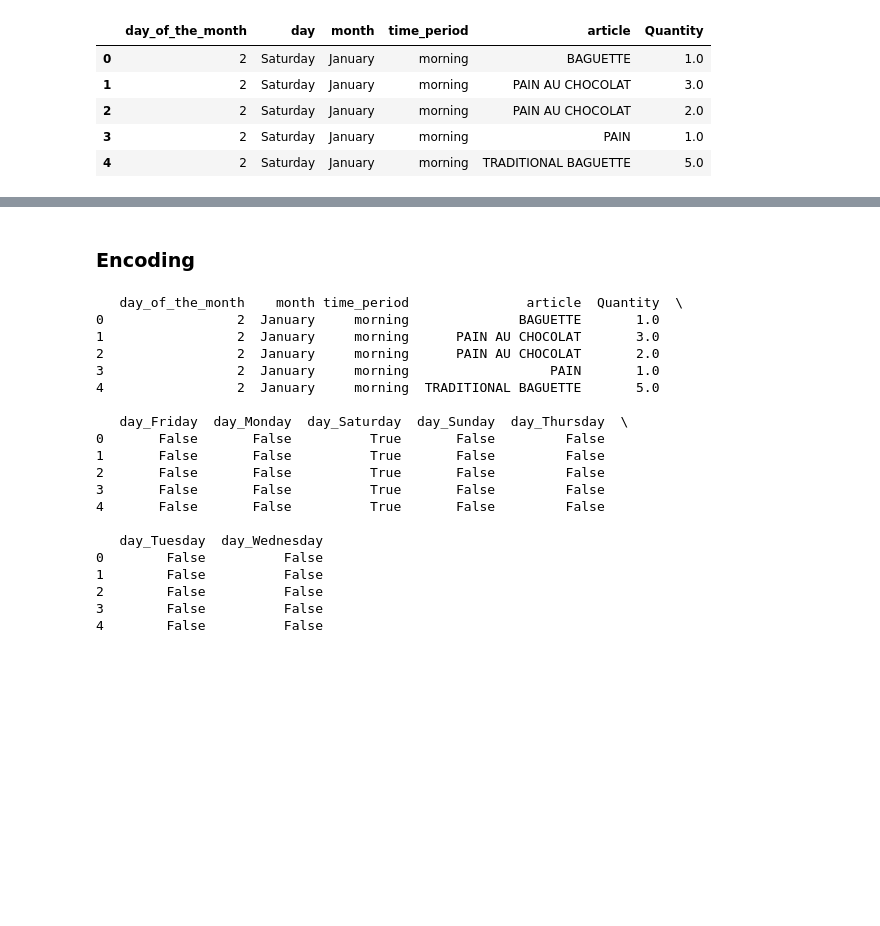
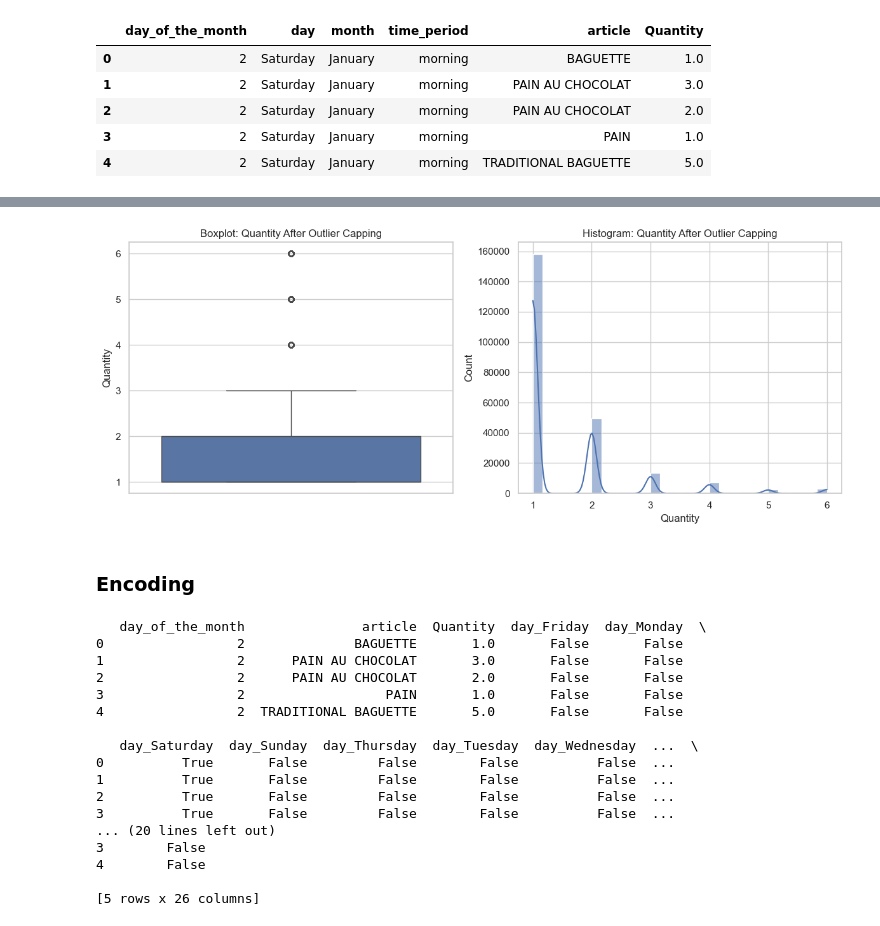
Before and after one commit to murad-02/French_Bakery_Daily_Sales, a Jupyter notebook: Notebook_File/bakery_sales.ipynb, the cells around one changed output, grey strips where cells are left out. Drawn from its saved outputs; the diff is of its cells as text; code cells hidden in the pictures; blank space fills up the shorter version.

```diff
--- a/Notebook_File/bakery_sales.ipynb
+++ b/Notebook_File/bakery_sales.ipynb
@@ -522,29 +546,51 @@ df.head()
+# %%
+# Step 1: Calculate 1st and 99th percentiles
+q_low = df['Quantity'].quantile(0.01)
+q_high = df['Quantity'].quantile(0.99)
+
+# Step 2: Cap outliers
+df['Quantity'] = df['Quantity'].clip(lower=q_low, upper=q_high)
+# %%
+import matplotlib.pyplot as plt
+import seaborn as sns
+
+plt.figure(figsize=(12, 5))
+
+# Boxplot
+plt.subplot(1, 2, 1)
+sns.boxplot(y=df['Quantity'])
+plt.title("Boxplot: Quantity After Outlier Capping")
+
+# Histogram
+plt.subplot(1, 2, 2)
+sns.histplot(df['Quantity'], bins=30, kde=True)
+plt.title("Histogram: Quantity After Outlier Capping")
+
+plt.tight_layout()
+plt.show()
+# %% [output]
+[figure, added]
 # %% [markdown]
 ### Encoding
 # %%
-# One-hot encode the 'day' column
-df_encoded = pd.get_dummies(df_filtered, columns=['day'])
-
-# Check the first few rows
+# One-hot encode 'day', 'month', and 'time_period' columns
+df_encoded = pd.get_dummies(df, columns=['day', 'month', 'time_period'], prefix=['day', 'month', 'period'])
 print(df_encoded.head())
 # %% [output]
-   day_of_the_month    month time_period               article  Quantity  \
-0                 2  January     morning              BAGUETTE       1.0
-1                 2  January     morning      PAIN AU CHOCOLAT       3.0
-2                 2  January     morning      PAIN AU CHOCOLAT       2.0
-3                 2  January     morning                  PAIN       1.0
-4                 2  January     morning  TRADITIONAL BAGUETTE       5.0
+   day_of_the_month               article  Quantity  day_Friday  day_Monday  \
+0                 2              BAGUETTE       1.0       False       False
+1                 2      PAIN AU CHOCOLAT       3.0       False       False
+2                 2      PAIN AU CHOCOLAT       2.0       False       False
+3                 2                  PAIN       1.0       False       False
+4                 2  TRADITIONAL BAGUETTE       5.0       False       False
 
-   day_Friday  day_Monday  day_Saturday  day_Sunday  day_Thursday  \
-0       False       False          True       False         False
-1       False       False          True       False         False
-2       False       False          True       False         False
-3       False       False          True       False         False
-4       False       False          True       False         False
+   day_Saturday  day_Sunday  day_Thursday  day_Tuesday  day_Wednesday  ...  \
+0          True       False         False        False          False  ...
+1          True       False         False        False          False  ...
+2          True       False         False        False          False  ...
+3          True       False         False        False          False  ...
+... (20 lines left out)
+3        False
+4        False
 
-   day_Tuesday  day_Wednesday
-0        False          False
-1        False          False
-2        False          False
-3        False          False
-4        False          False
+[5 rows x 26 columns]
```
Also changed, not shown: parts of 7 cells of this notebook.
